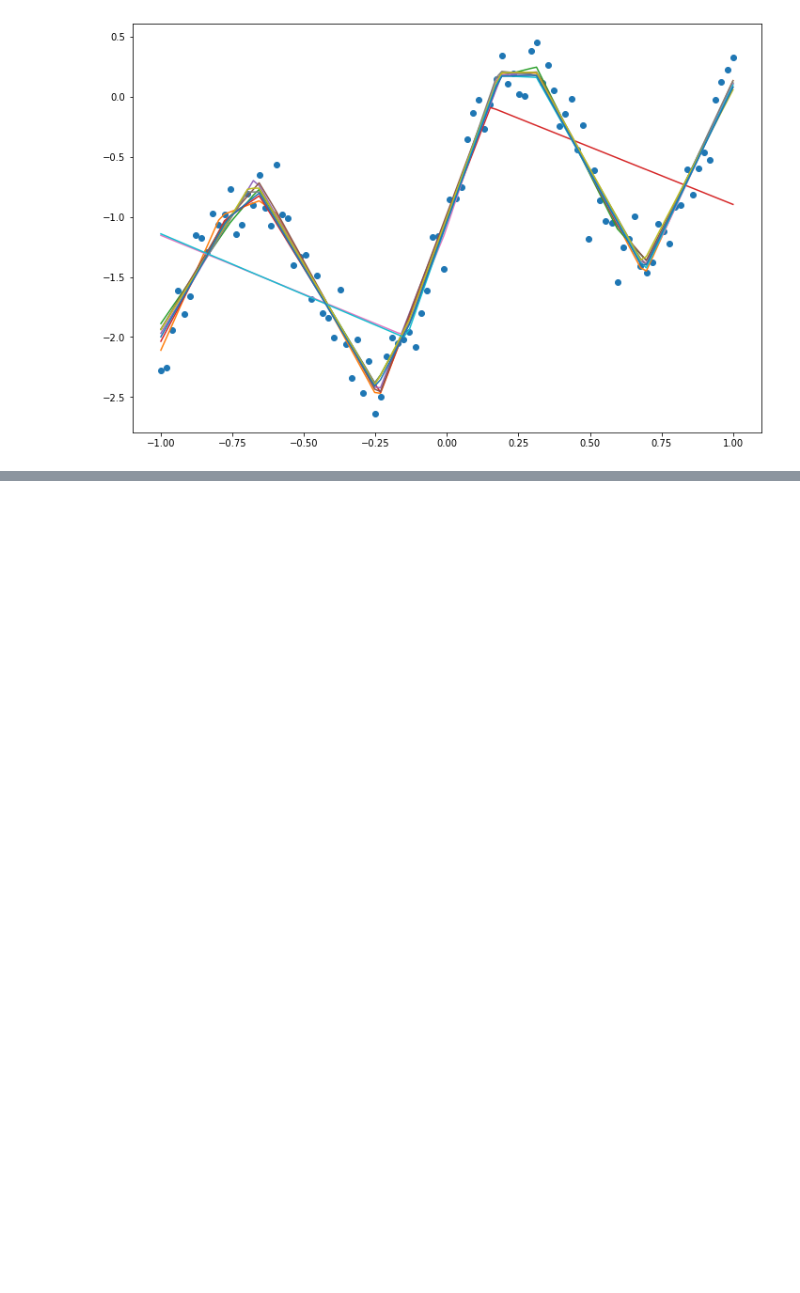
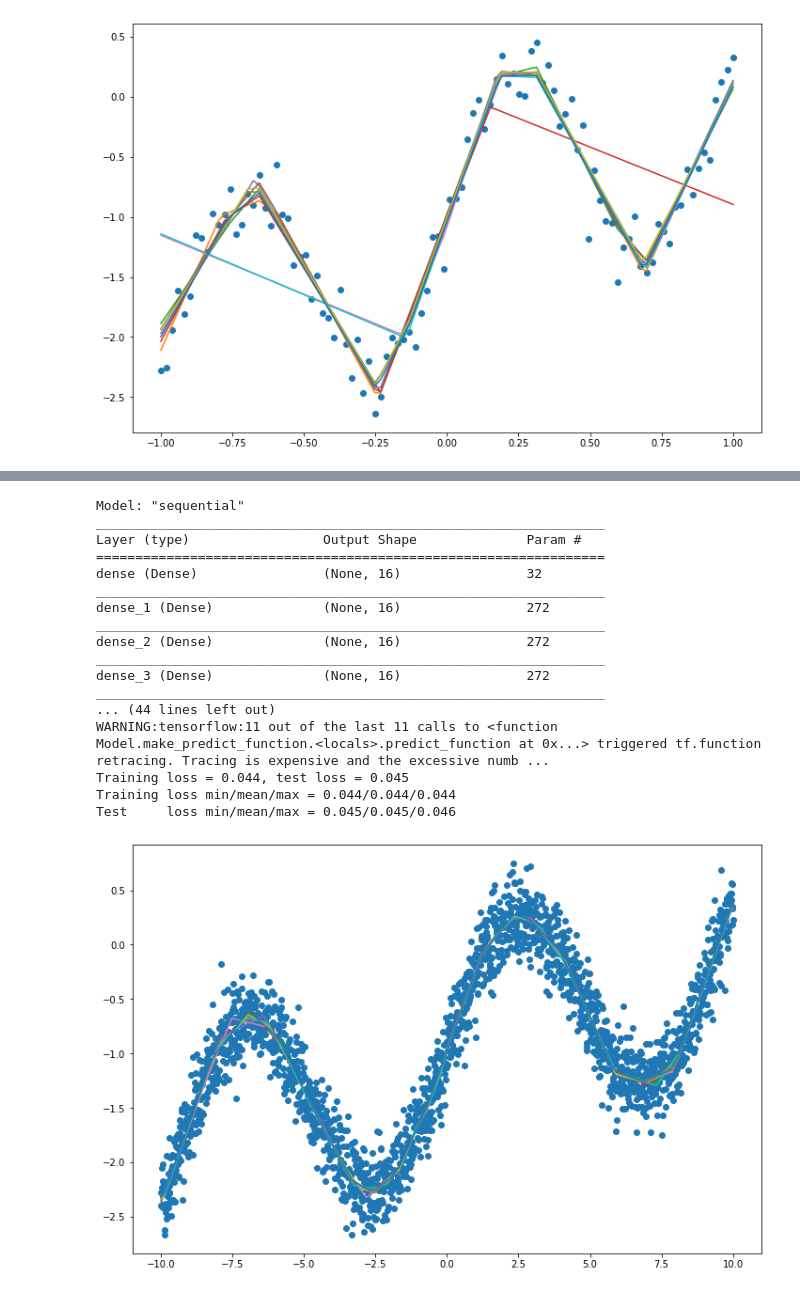
Before and after one commit to diegorusso/deep-learning-from-scratch, a Jupyter notebook: 04_overfitting.ipynb, the cells around one changed output, grey strips where cells are left out. Saved outputs shown, nothing was run; the diff lists cells and outputs as text; code cells hidden in the pictures; blank space fills up the shorter version.

```diff
--- a/04_overfitting.ipynb
+++ b/04_overfitting.ipynb
@@ -325,0 +340,21 @@ Test     loss min/mean/max = 0.140/0.188/0.243
+# %%
+build_and_run_regression_graph_with_l2(num_layers=4, num_hidden=16, num_steps=30000, num_runs=10, lambda_=0.001)
+# %% [output]
+Model: "sequential"
+_________________________________________________________________
+Layer (type)                 Output Shape              Param #
+=================================================================
+dense (Dense)                (None, 16)                32
+_________________________________________________________________
+dense_1 (Dense)              (None, 16)                272
+_________________________________________________________________
+dense_2 (Dense)              (None, 16)                272
+_________________________________________________________________
+dense_3 (Dense)              (None, 16)                272
+_________________________________________________________________
+... (44 lines left out)
+WARNING:tensorflow:11 out of the last 11 calls to <function Model.make_predict_function.<locals>.predict_function at 0x...> triggered tf.function retracing. Tracing is expensive and the excessive numb ...
+Training loss = 0.044, test loss = 0.045
+Training loss min/mean/max = 0.044/0.044/0.044
+Test     loss min/mean/max = 0.045/0.045/0.046
+[figure, added]
```
Also changed, not shown: parts of 3 cells of this notebook.
